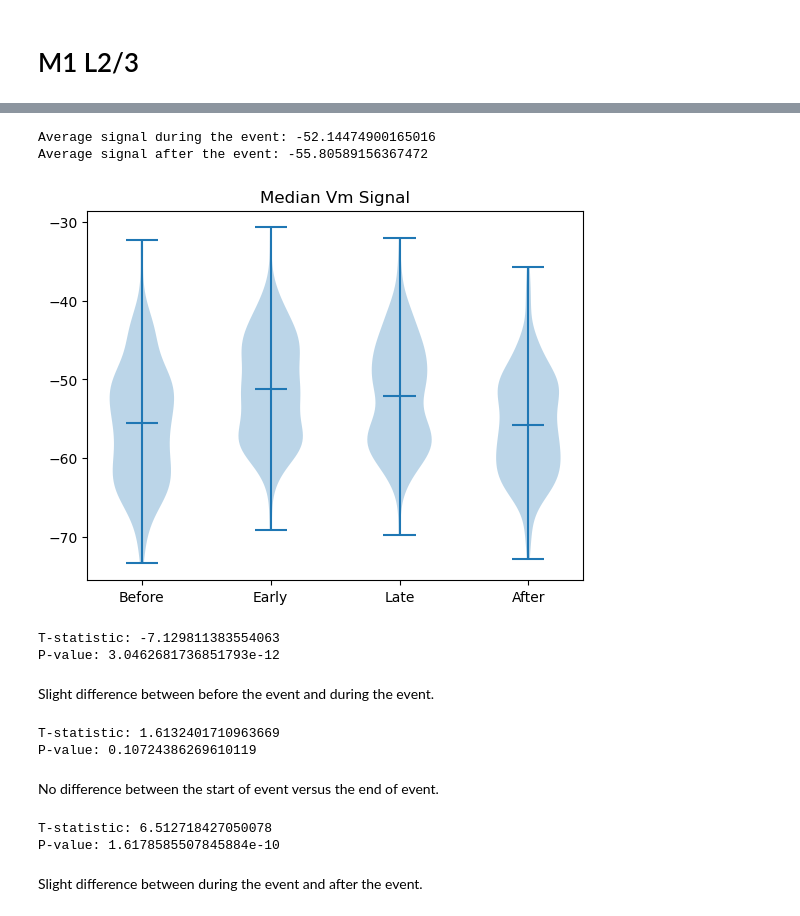
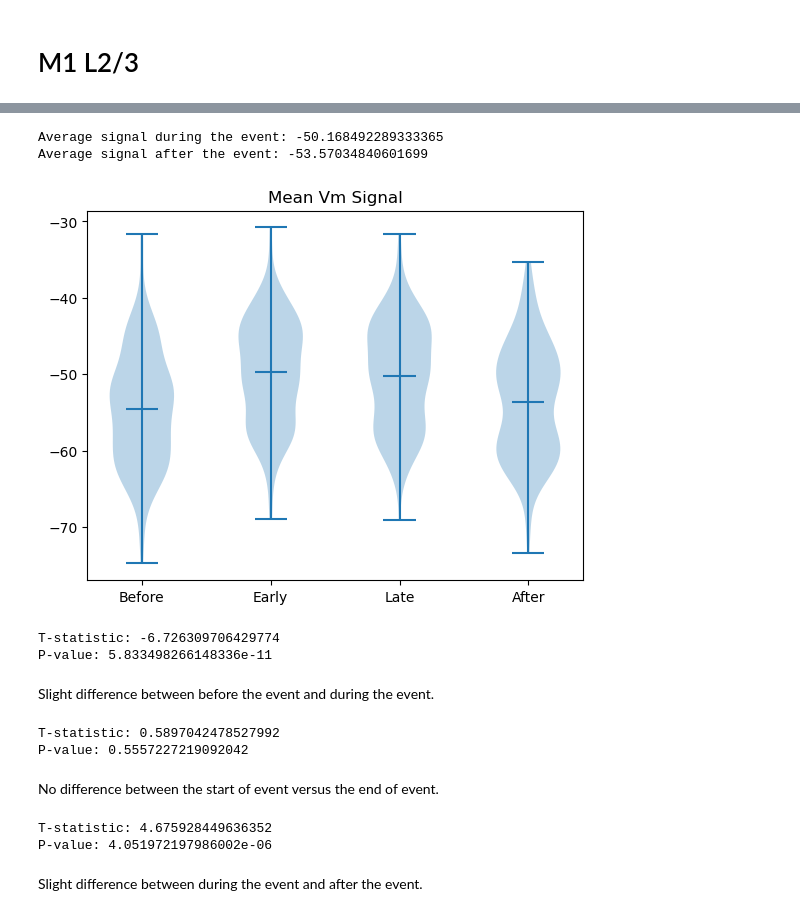
Before and after one commit to kerseviciute/spontaneous-movement, a Jupyter notebook: notebooks/M1_L2_3.ipynb, the cells around one changed output, grey strips where cells are left out. Drawn from its saved outputs; the diff is of its cells as text; code cells hidden in the pictures.

```diff
--- a/notebooks/M1_L2_3.ipynb
+++ b/notebooks/M1_L2_3.ipynb
@@ -117,5 +87,5 @@ plt.show()
 # %%
-onset_idx = int(0.25 * 20000)
+onset_idx = int(0.4 * 20000)
 print(f'Average signal before the event: {np.mean(event_data_before[ :, :onset_idx ])}')
 print(f'Average signal during the event: {np.mean(event_data_before[ :, onset_idx: ])}')
 # %% [output]
@@ -124,3 +94,3 @@ Average signal during the event: -51.237473360385295
 # %%
-event_data_after = read_event_data(sample_ids = samples['SID'], time_shift = 0.25, event_length = 0.5)
+event_data_after = read_event_data(sample_ids = samples['SID'], time_shift = 0.25, event_length = 0.4)
 # %% [output]
@@ -154,10 +122,10 @@ plt.show()
 # %%
-offset_idx = int(0.5 * 20000)
+offset_idx = int(0.4 * 20000)
 print(f'Average signal during the event: {np.mean(event_data_after[ :, :offset_idx ])}')
 print(f'Average signal after the event: {np.mean(event_data_after[ :, offset_idx: ])}')
 # %% [output]
-Average signal during the event: -52.14474900165016
-Average signal after the event: -55.80589156367472
+Average signal during the event: -50.168492289333365
+Average signal after the event: -53.57034840601699
 # %%
 data_before = event_data_before[ :, :onset_idx ]
 data_during_early = event_data_before[ :, onset_idx: ]
@@ -181,52 +149,52 @@ types = np.concatenate([
 assert len(dt) == len(types)
 
 dt = pd.DataFrame({
-    'Median': dt,
+    'Mean': dt,
     'Type': types
 })
 # %%
 plt.violinplot([
-    dt[dt['Type'] == 'Before']['Median'],
-    dt[dt['Type'] == 'Early event']['Median'],
-    dt[dt['Type'] == 'Late event']['Median'],
-    dt[dt['Type'] == 'After']['Median']
+    dt[dt['Type'] == 'Before']['Mean'],
+    dt[dt['Type'] == 'Early event']['Mean'],
+    dt[dt['Type'] == 'Late event']['Mean'],
+    dt[dt['Type'] == 'After']['Mean']
 ], showmeans = True)
 
 plt.xticks([1, 2, 3, 4], ['Before', 'Early', 'Late', 'After'])
-plt.title('Median Vm Signal')
+plt.title('Mean Vm Signal')
 plt.show()
 # %% [output]
-[figure, old version]
+[figure, new version]
 # %%
-dt1 = dt[dt['Type'] == 'Before']['Median']
-dt2 = dt[dt['Type'] == 'Early event']['Median']
+dt1 = dt[dt['Type'] == 'Before']['Mean']
+dt2 = dt[dt['Type'] == 'Early event']['Mean']
 t_statistic, p_value = ttest_ind(dt1, dt2)
 print('T-statistic:', t_statistic)
 print('P-value:', p_value)
 # %% [output]
-T-statistic: -7.129811383554063
-P-value: 3.0462681736851793e-12
+T-statistic: -6.726309706429774
+P-value: 5.833498266148336e-11
 # %% [markdown]
 Slight difference between before the event and during the event.
 # %%
-dt1 = dt[dt['Type'] == 'Early event']['Median']
-dt2 = dt[dt['Type'] == 'Late event']['Median']
+dt1 = dt[dt['Type'] == 'Early event']['Mean']
+dt2 = dt[dt['Type'] == 'Late event']['Mean']
 t_statistic, p_value = ttest_ind(dt1, dt2)
 print('T-statistic:', t_statistic)
 print('P-value:', p_value)
 # %% [output]
-T-statistic: 1.6132401710963669
-P-value: 0.10724386269610119
+T-statistic: 0.5897042478527992
+P-value: 0.5557227219092042
 # %% [markdown]
 No difference between the start of event versus the end of event.
 # %%
-dt1 = dt[dt['Type'] == 'Late event']['Median']
-dt2 = dt[dt['Type'] == 'After']['Median']
+dt1 = dt[dt['Type'] == 'Late event']['Mean']
+dt2 = dt[dt['Type'] == 'After']['Mean']
 t_statistic, p_value = ttest_ind(dt1, dt2)
 print('T-statistic:', t_statistic)
 print('P-value:', p_value)
 # %% [output]
-T-statistic: 6.512718427050078
-P-value: 1.6178585507845884e-10
+T-statistic: 4.675928449636352
+P-value: 4.051972197986002e-06
 # %% [markdown]
 Slight difference between during the event and after the event.
```
Also changed, not shown: parts of 10 cells of this notebook, 10 other files.
